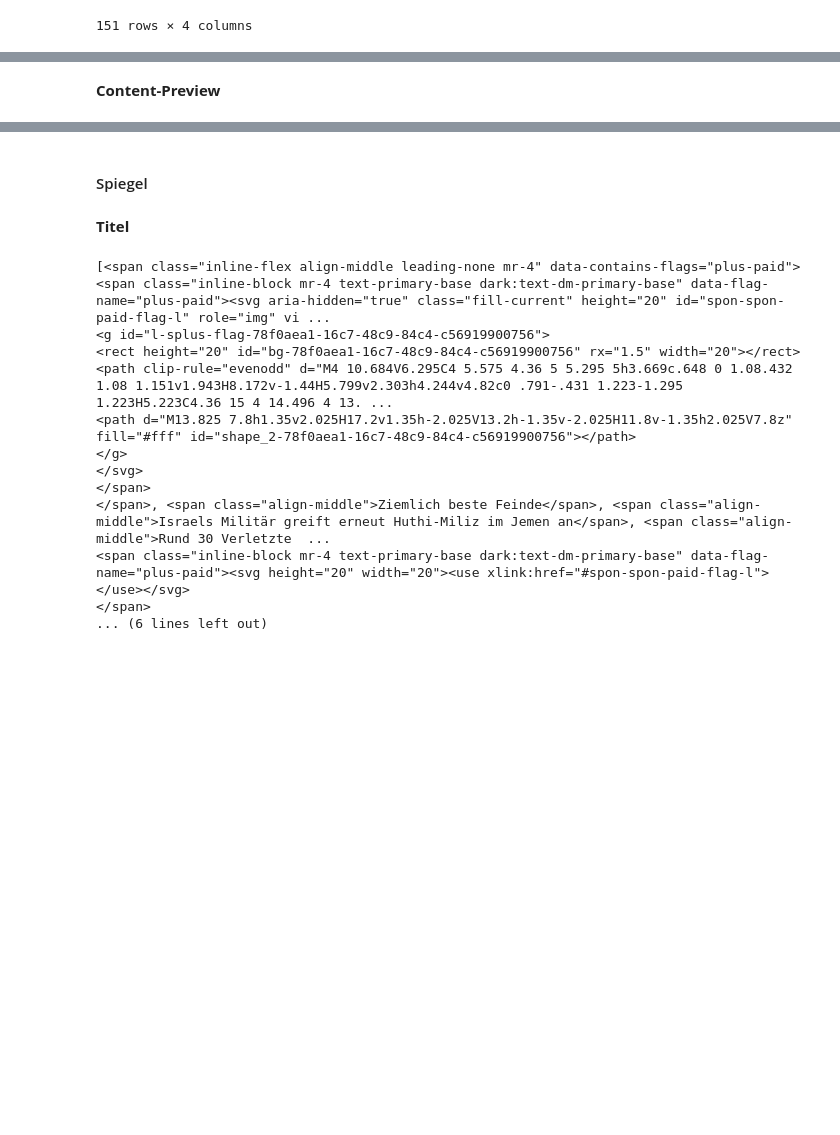
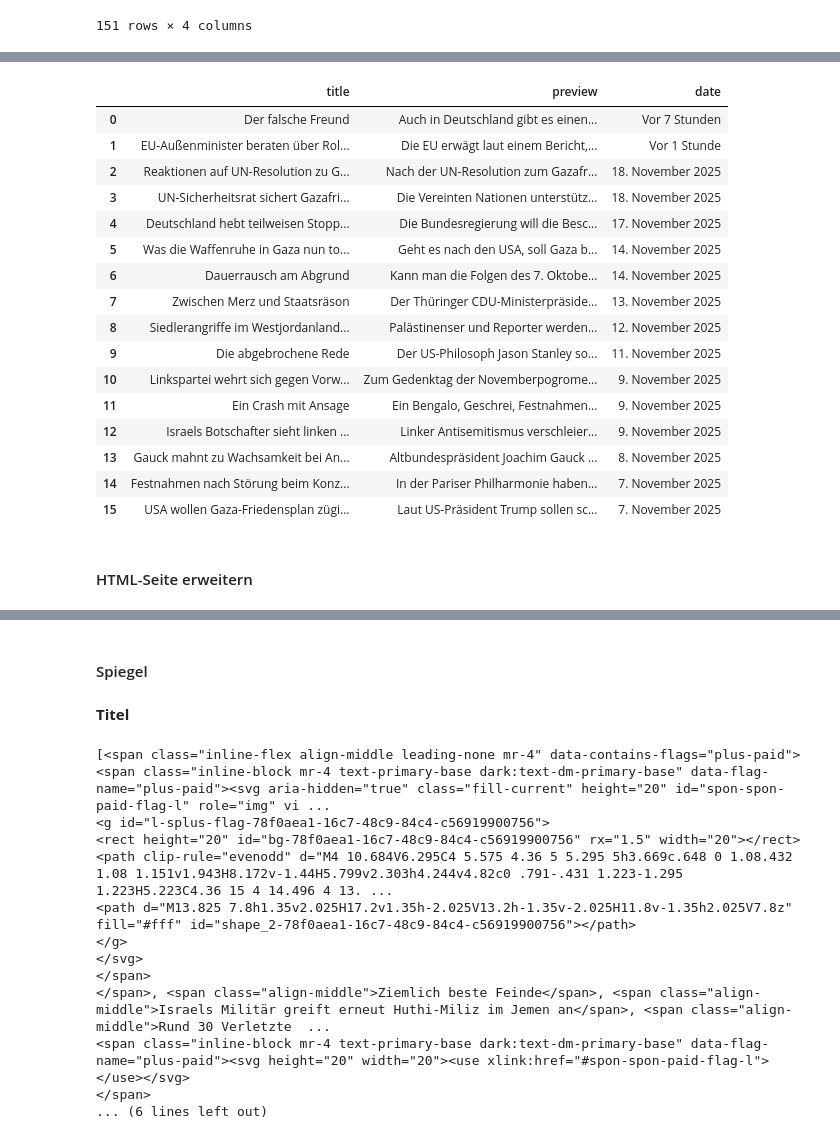
Before and after one commit to ericrutz780-cloud/ads03, a Jupyter notebook: pruefungsleistung/lib_py/01_main.ipynb, the cells around one changed output, grey strips where cells are left out. Drawn from its saved outputs; the diff is of its cells as text; code cells hidden in the pictures; blank space fills up the shorter version.

```diff
--- a/pruefungsleistung/lib_py/01_main.ipynb
+++ b/pruefungsleistung/lib_py/01_main.ipynb
@@ -382,18 +279,0 @@ driver = webdriver.Chrome()
-# %%
-# Extra Large
-
-driver.get(zeit)
-
-time.sleep(3)
-
-
-html = driver.page_source
-soup = BeautifulSoup(html, 'lxml')
-
-zeit_title_tag = soup.select('span.zon-teaser__title.zon-teaser__title--extralarge')
-zeit_title_tag2 = soup.select('span.zon-teaser__title.zon-teaser__title--large')
-zeit_title_tag3 = soup.select('span.zon-teaser__title')
-
-print(zeit_title_tag)
-print(zeit_title_tag2)
-print(zeit_title_tag3)
@@ -408,0 +280,4 @@ title_attr_df(zeit_title_tag)
+# %%
+zeit_soup = BeautifulSoup(zeit_text, "html.parser")
+# %%
+zeit_article_tag = zeit_soup.select('article.zon-teaser.zon-teaser--standard.kilkaya-all')
@@ -409,3 +342,31 @@ title_attr_df(zeit_title_tag)
+# %%
+zeit_article_dict = {
+    #'id': zeit_article_id,
+    'title': zeit_title,
+    'preview': zeit_content_preview,
+    'date': zeit_datum
+}
+# %%
+zeit_df = pd.DataFrame(zeit_article_dict)
+zeit_df
+# %% [output]
+|  | title | preview | date |
+| 0 | Der falsche Freund | Auch in Deutschland gibt es einen... | Vor 7 Stunden |
+| 1 | EU-Außenminister beraten über Rol... | Die EU erwägt laut einem Bericht,... | Vor 1 Stunde |
+| 2 | Reaktionen auf UN-Resolution zu G... | Nach der UN-Resolution zum Gazafr... | 18. November 2025 |
+| 3 | UN-Sicherheitsrat sichert Gazafri... | Die Vereinten Nationen unterstütz... | 18. November 2025 |
+| 4 | Deutschland hebt teilweisen Stopp... | Die Bundesregierung will die Besc... | 17. November 2025 |
+| 5 | Was die Waffenruhe in Gaza nun to... | Geht es nach den USA, soll Gaza b... | 14. November 2025 |
+| 6 | Dauerrausch am Abgrund | Kann man die Folgen des 7. Oktobe... | 14. November 2025 |
+| 7 | Zwischen Merz und Staatsräson | Der Thüringer CDU-Ministerpräside... | 13. November 2025 |
+| 8 | Siedlerangriffe im Westjordanland... | Palästinenser und Reporter werden... | 12. November 2025 |
+| 9 | Die abgebrochene Rede | Der US-Philosoph Jason Stanley so... | 11. November 2025 |
+| 10 | Linkspartei wehrt sich gegen Vorw... | Zum Gedenktag der Novemberpogrome... | 9. November 2025 |
+| 11 | Ein Crash mit Ansage | Ein Bengalo, Geschrei, Festnahmen... | 9. November 2025 |
+| 12 | Israels Botschafter sieht linken ... | Linker Antisemitismus verschleier... | 9. November 2025 |
+| 13 | Gauck mahnt zu Wachsamkeit bei An... | Altbundespräsident Joachim Gauck ... | 8. November 2025 |
+| 14 | Festnahmen nach Störung beim Konz... | In der Pariser Philharmonie haben... | 7. November 2025 |
+| 15 | USA wollen Gaza-Friedensplan zügi... | Laut US-Präsident Trump sollen sc... | 7. November 2025 |
 # %% [markdown]
-**Content-Preview**
+#### HTML-Seite erweitern
 # %%
```
Also changed, not shown: parts of 43 cells of this notebook, 4 other files.
